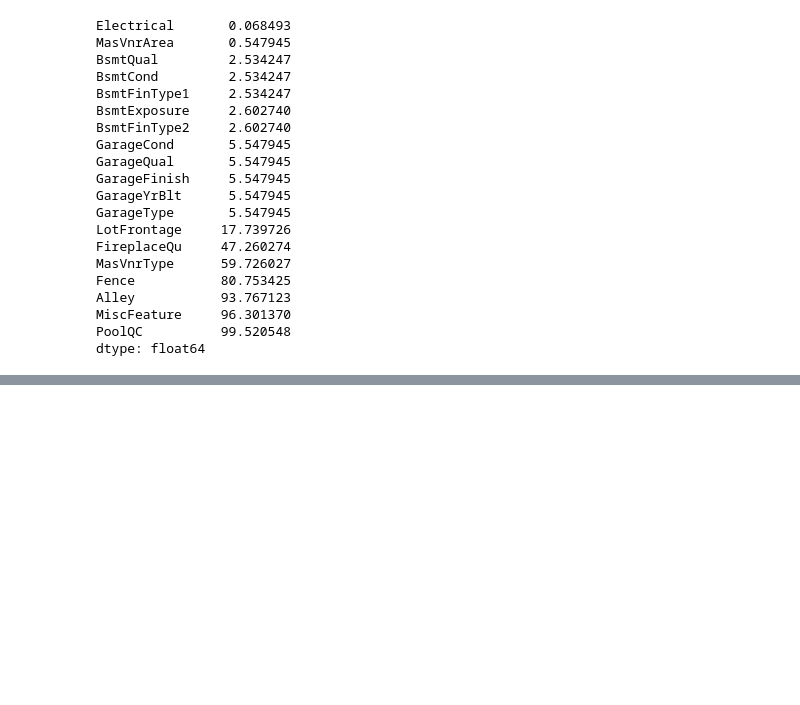
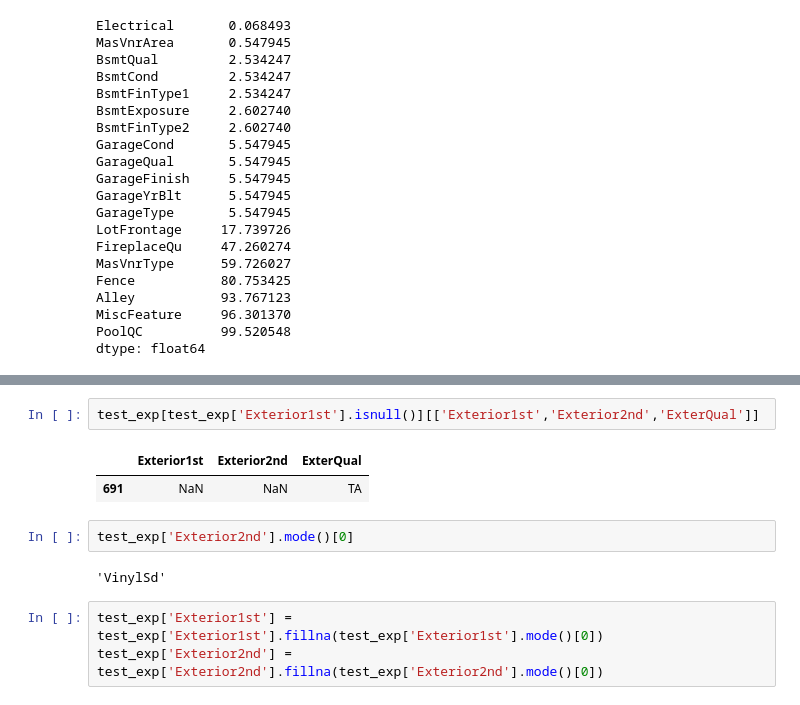
Before and after one commit to SaikatGhosh94/ai-engineering-portfolio, a Jupyter notebook: classical-ml/house-price-prediction/notebooks/02_feature_engineering.ipynb, the cells around one changed output, grey strips where cells are left out. Cells and saved outputs as stored; diff of their text form; blank space fills up the shorter version.

```diff
--- a/classical-ml/house-price-prediction/notebooks/02_feature_engineering.ipynb
+++ b/classical-ml/house-price-prediction/notebooks/02_feature_engineering.ipynb
@@ -218,0 +418,12 @@ Series([], dtype: float64)
+# %%
+test_exp[test_exp['Exterior1st'].isnull()][['Exterior1st','Exterior2nd','ExterQual']]
+# %% [output]
+|  | Exterior1st | Exterior2nd | ExterQual |
+| 691 | NaN | NaN | TA |
+# %%
+test_exp['Exterior2nd'].mode()[0]
+# %% [output]
+'VinylSd'
+# %%
+test_exp['Exterior1st'] = test_exp['Exterior1st'].fillna(test_exp['Exterior1st'].mode()[0])
+test_exp['Exterior2nd'] = test_exp['Exterior2nd'].fillna(test_exp['Exterior2nd'].mode()[0])
```
Also changed, not shown: parts of 48 cells of this notebook, 18 other files.
